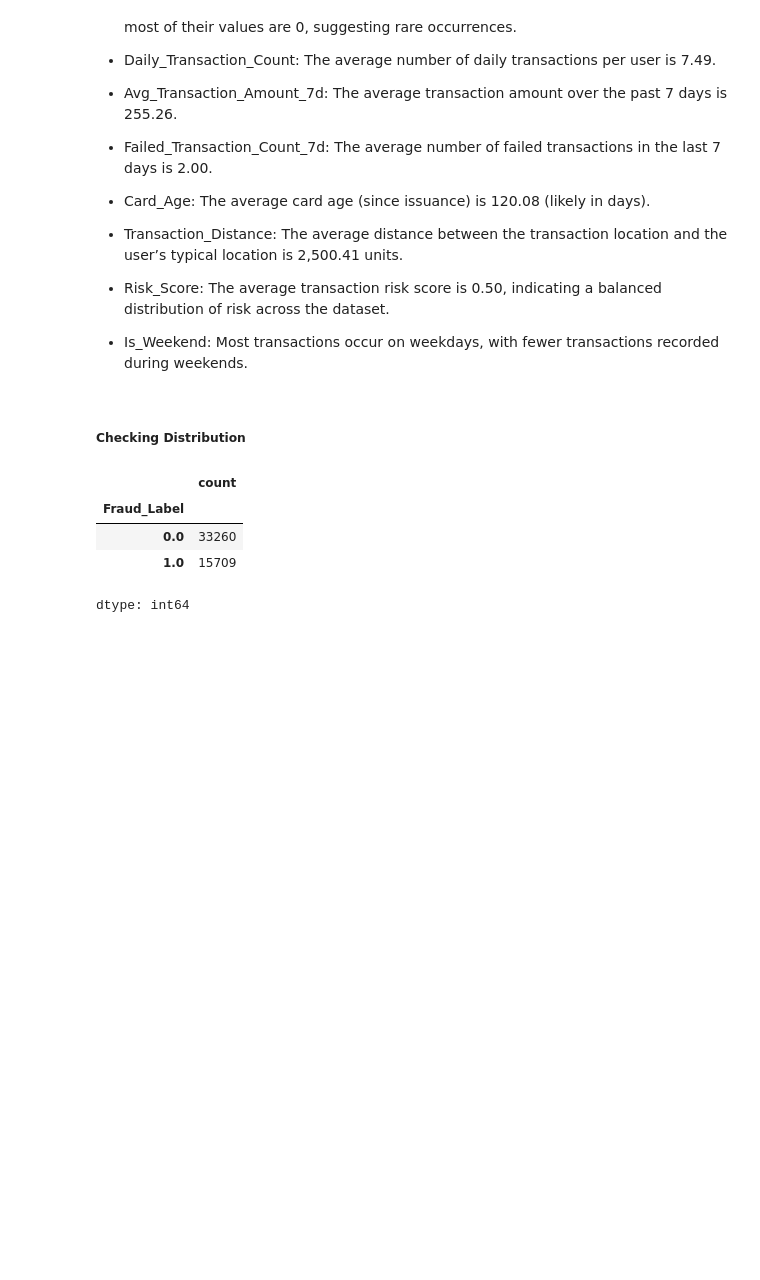
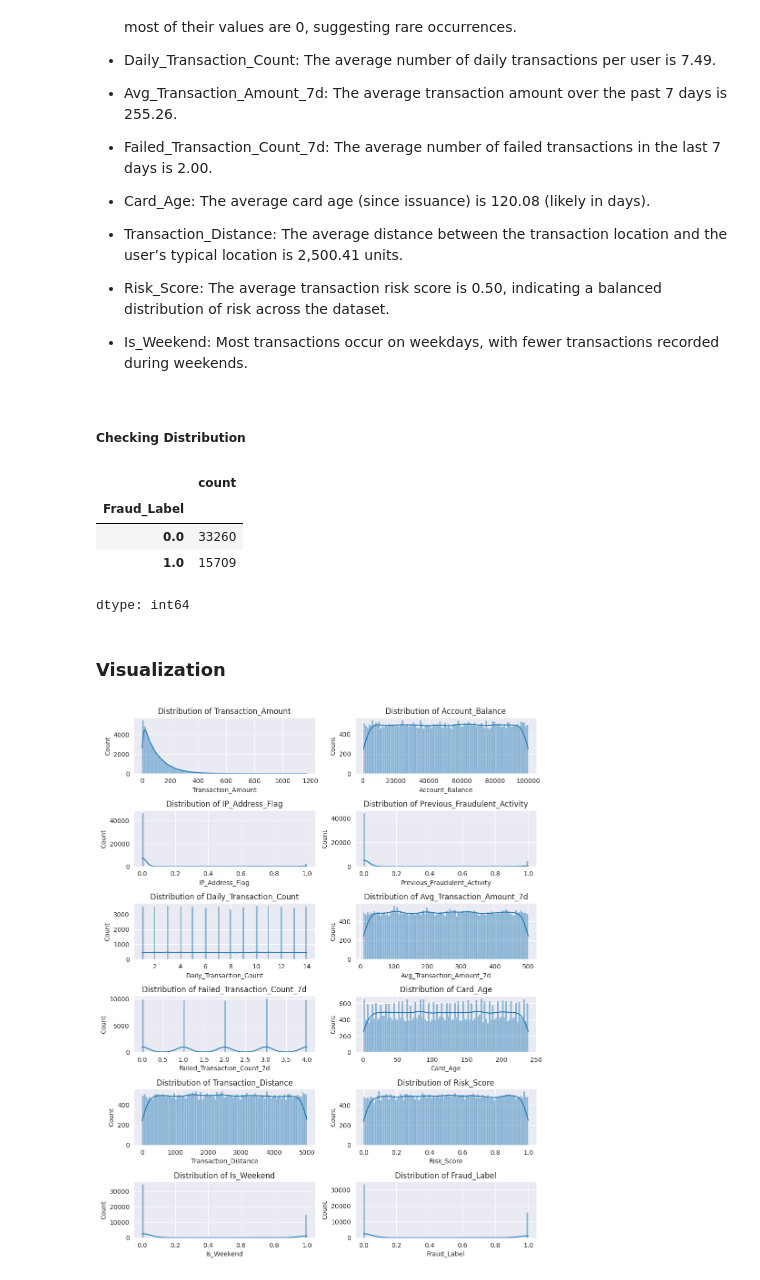
Before and after one commit to Farazmghm/fraud_detection, a Jupyter notebook: Credit_card_fraud_detection.ipynb, the cells around one changed output. Saved outputs shown, nothing was run; the diff lists cells and outputs as text; code cells hidden in the pictures; blank space fills up the shorter version.

Commit message:
Visualization

```diff
--- a/Credit_card_fraud_detection.ipynb
+++ b/Credit_card_fraud_detection.ipynb
@@ -210,3 +210,24 @@ df['Fraud_Label'].value_counts()
 | 0.0 | 33260 |
 | 1.0 | 15709 |
 dtype: int64
+# %% [markdown]
+### Visualization
+# %%
+def plot_numeric_distributions(df):
+    numeric_col = df.select_dtypes(include=["number"]).columns
+    num_cols = len(numeric_col)
+
+    plt.figure(figsize=(10, 14))
+    sns.set_style('darkgrid')
+
+    for i, col in enumerate(numeric_col, 1):
+        plt.subplot((num_cols // 2) + 1, 2, i)
+        sns.histplot(df[col], bins=100, kde=True)
+        plt.title(f"Distribution of {col}")
+
+    plt.tight_layout()
+    plt.show()
+# %%
+plot_numeric_distributions(df)
+# %% [output]
+[figure, added]
```
